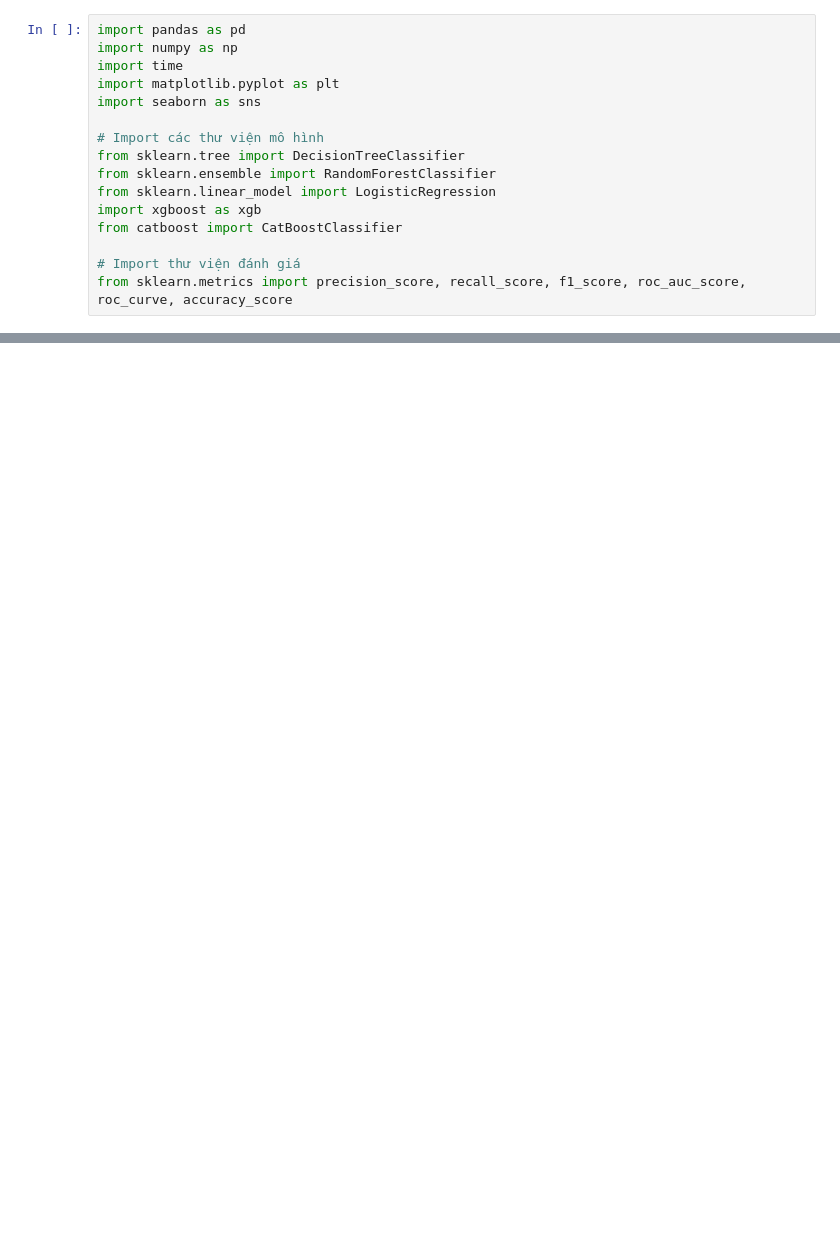
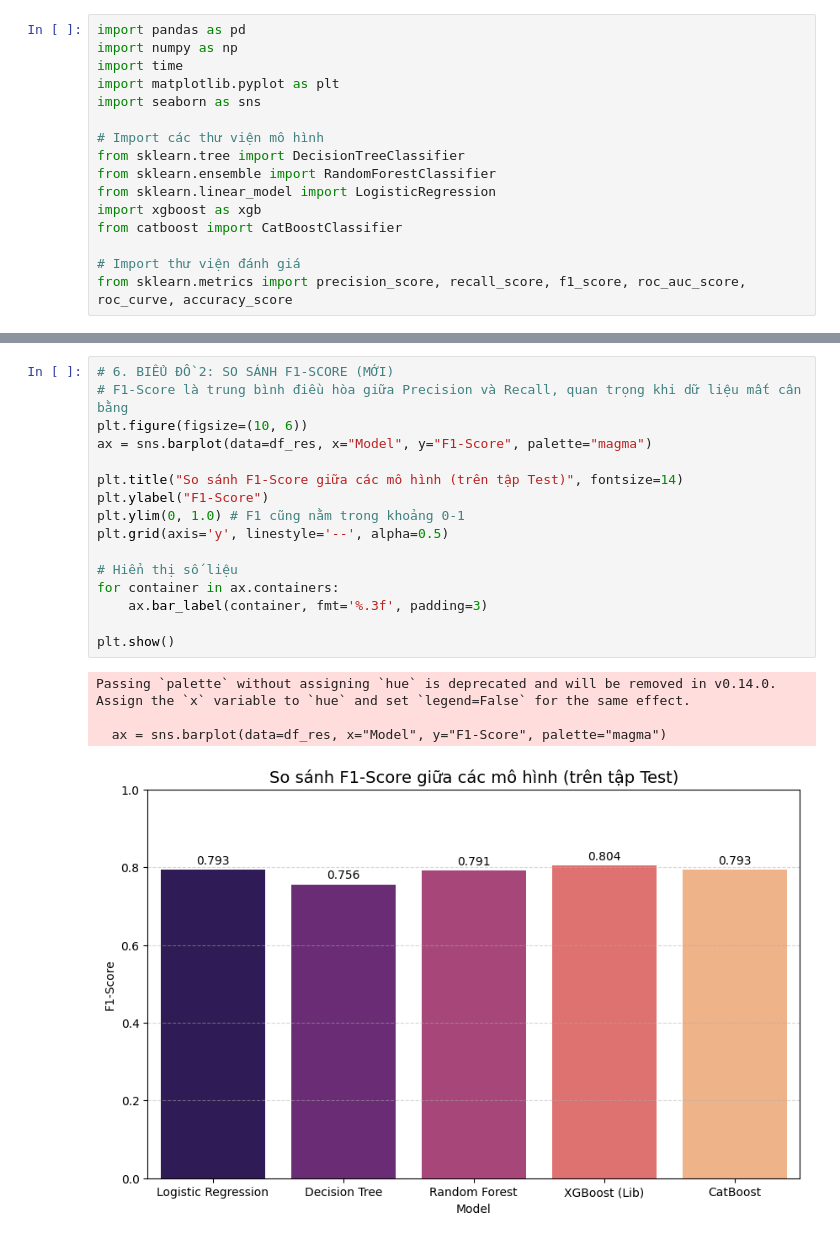
Before and after one commit to ZhangNguyen/Machine_Learning_Project, a Jupyter notebook: notebooks/04_Compare_with_dst_rf.ipynb, the cells around one changed output, grey strips where cells are left out. Cells and saved outputs as stored; diff of their text form; blank space fills up the shorter version.

```diff
--- a/notebooks/04_Compare_with_dst_rf.ipynb
+++ b/notebooks/04_Compare_with_dst_rf.ipynb
@@ -311,0 +244,21 @@ CatBoost             | 0.7776     | 0.7568     | 0.0208
+# %%
+# 6. BIỂU ĐỒ 2: SO SÁNH F1-SCORE (MỚI)
+# F1-Score là trung bình điều hòa giữa Precision và Recall, quan trọng khi dữ liệu mất cân bằng
+plt.figure(figsize=(10, 6))
+ax = sns.barplot(data=df_res, x="Model", y="F1-Score", palette="magma")
+
+plt.title("So sánh F1-Score giữa các mô hình (trên tập Test)", fontsize=14)
+plt.ylabel("F1-Score")
+plt.ylim(0, 1.0) # F1 cũng nằm trong khoảng 0-1
+plt.grid(axis='y', linestyle='--', alpha=0.5)
+
+# Hiển thị số liệu
+for container in ax.containers:
+    ax.bar_label(container, fmt='%.3f', padding=3)
+
+plt.show()
+# %% [output]
+Passing `palette` without assigning `hue` is deprecated and will be removed in v0.14.0. Assign the `x` variable to `hue` and set `legend=False` for the same effect.
+
+  ax = sns.barplot(data=df_res, x="Model", y="F1-Score", palette="magma")
+[figure, added]
```
Also changed, not shown: parts of 8 cells of this notebook, 8 other files.
